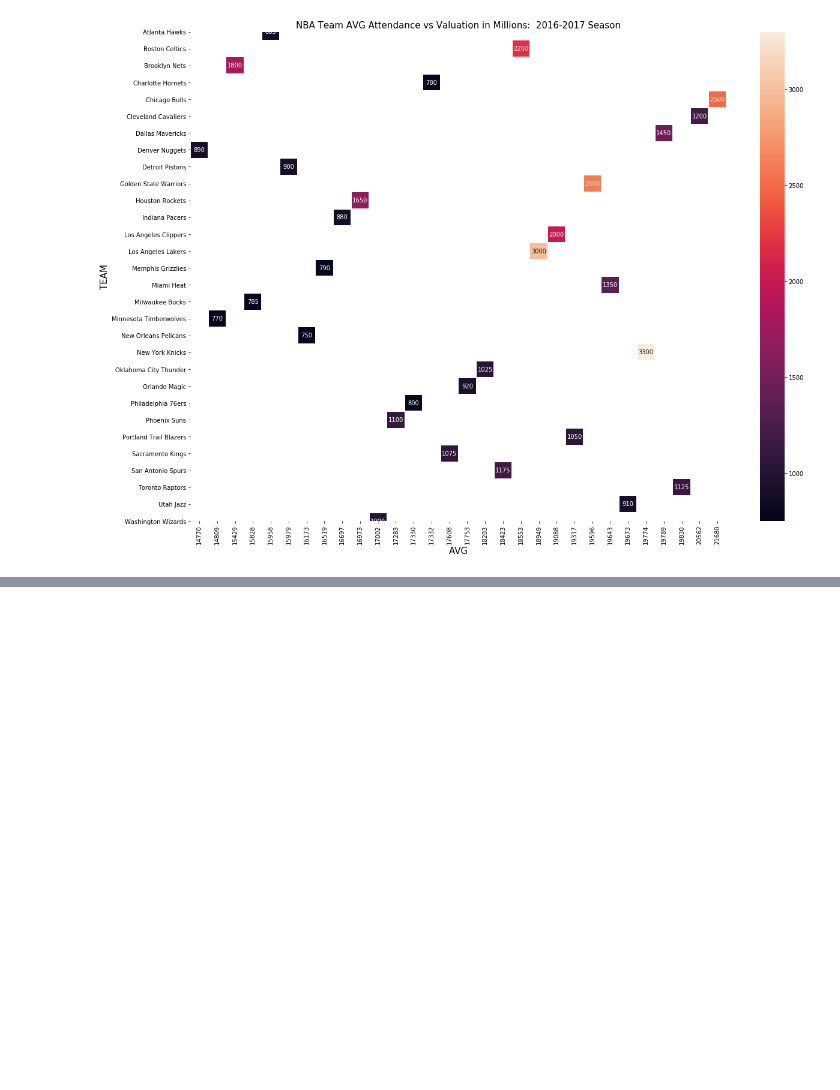
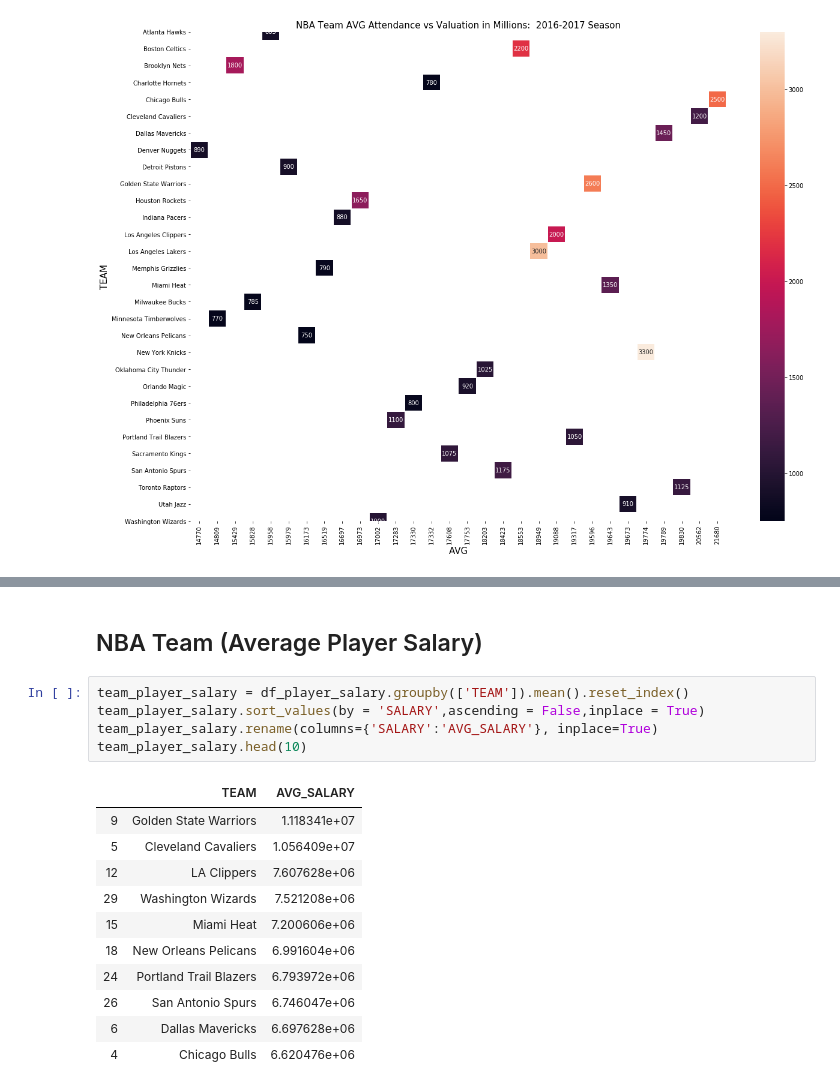
Before and after one commit to CS-UCR/cs105-prj-phase3-machine-mamba, a Jupyter notebook: Phase 2/phase_2.ipynb, the cells around one changed output, grey strips where cells are left out. Saved outputs shown, nothing was run; the diff lists cells and outputs as text; blank space fills up the shorter version.

```diff
--- a/Phase 2/phase_2.ipynb
+++ b/Phase 2/phase_2.ipynb
@@ -94,0 +120,19 @@ sns.heatmap(valuations,linewidths=.5, annot=True, fmt='g')
+# %% [markdown]
+## NBA Team (Average Player Salary)
+# %%
+team_player_salary = df_player_salary.groupby(['TEAM']).mean().reset_index()
+team_player_salary.sort_values(by = 'SALARY',ascending = False,inplace = True)
+team_player_salary.rename(columns={'SALARY':'AVG_SALARY'}, inplace=True)
+team_player_salary.head(10)
+# %% [output]
+|  | TEAM | AVG_SALARY |
+| 9 | Golden State Warriors | 1.118341e+07 |
+| 5 | Cleveland Cavaliers | 1.056409e+07 |
+| 12 | LA Clippers | 7.607628e+06 |
+| 29 | Washington Wizards | 7.521208e+06 |
+| 15 | Miami Heat | 7.200606e+06 |
+| 18 | New Orleans Pelicans | 6.991604e+06 |
+| 24 | Portland Trail Blazers | 6.793972e+06 |
+| 26 | San Antonio Spurs | 6.746047e+06 |
+| 6 | Dallas Mavericks | 6.697628e+06 |
+| 4 | Chicago Bulls | 6.620476e+06 |
```
Also changed, not shown: parts of 11 cells of this notebook.
